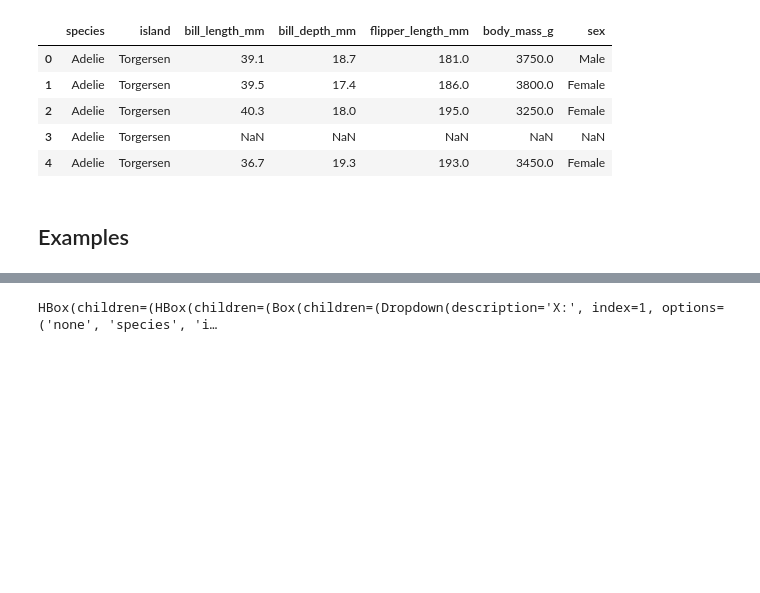
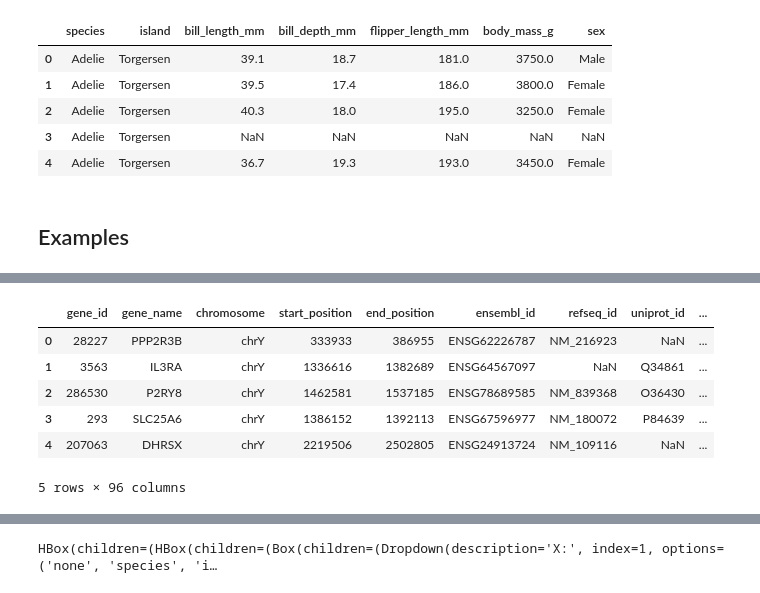
Before and after one commit to munch-group/iplot, a Jupyter notebook: notebooks/showcase.ipynb, the cells around one changed output, grey strips where cells are left out. Drawn from its saved outputs; the diff is of its cells as text; code cells hidden in the pictures; blank space fills up the shorter version.

```diff
--- a/notebooks/showcase.ipynb
+++ b/notebooks/showcase.ipynb
@@ -31,3 +31,14 @@ HBox(children=(HBox(children=(Box(children=(Dropdown(description='X:', options=(
 [interactive output not drawn]
 [interactive output not drawn]
 [interactive output not drawn]
+# %%
+data = pd.read_csv('~/gene_table/comprehensive_gene_table_with_gtex_expression.csv')
+data.head()
+# %% [output]
+|  | gene_id | gene_name | chromosome | start_position | end_position | ensembl_id | refseq_id | uniprot_id | ... |
+| 0 | 28227 | PPP2R3B | chrY | 333933 | 386955 | ENSG62226787 | NM_216923 | NaN | ... |
+| 1 | 3563 | IL3RA | chrY | 1336616 | 1382689 | ENSG64567097 | NaN | Q34861 | ... |
+| 2 | 286530 | P2RY8 | chrY | 1462581 | 1537185 | ENSG78689585 | NM_839368 | O36430 | ... |
+| 3 | 293 | SLC25A6 | chrY | 1386152 | 1392113 | ENSG67596977 | NM_180072 | P84639 | ... |
+| 4 | 207063 | DHRSX | chrY | 2219506 | 2502805 | ENSG24913724 | NM_109116 | NaN | ... |
+5 rows × 96 columns
```
Also changed, not shown: parts of 1 cell of this notebook.
